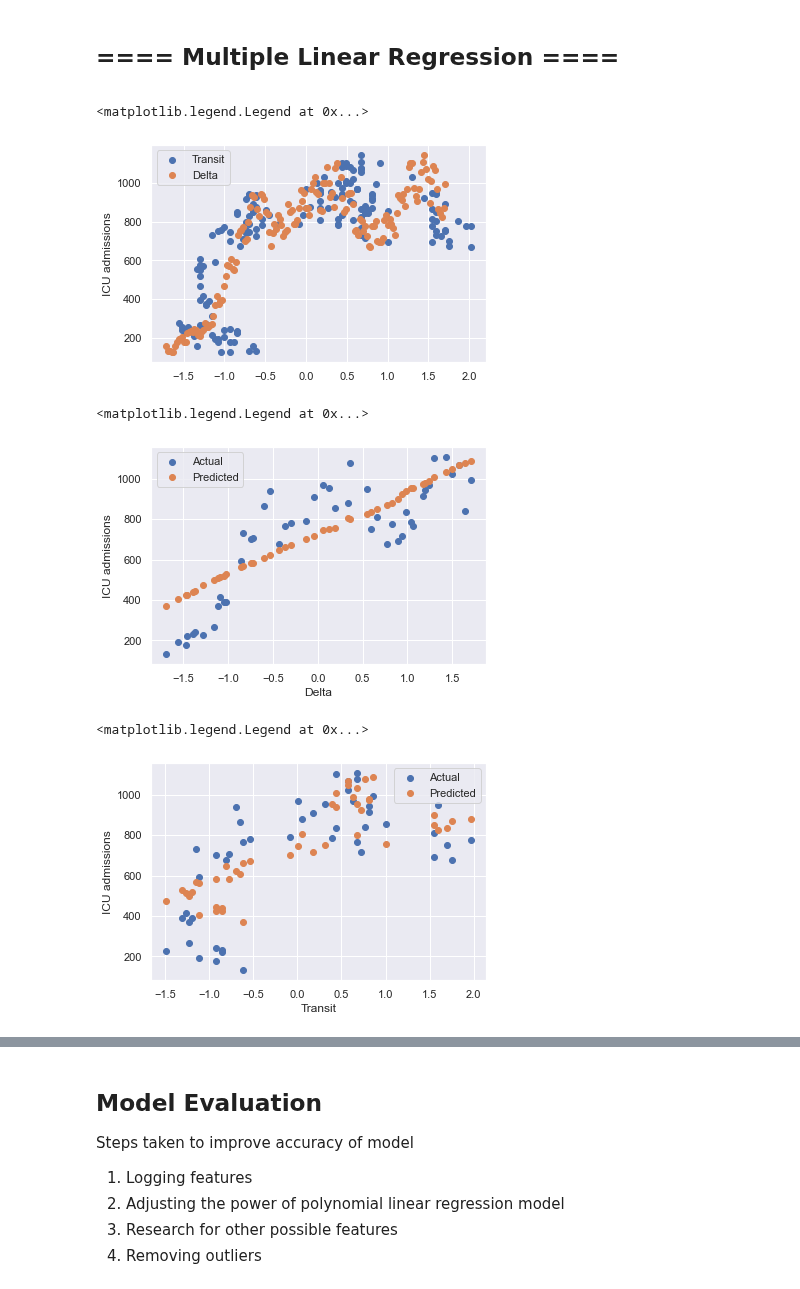
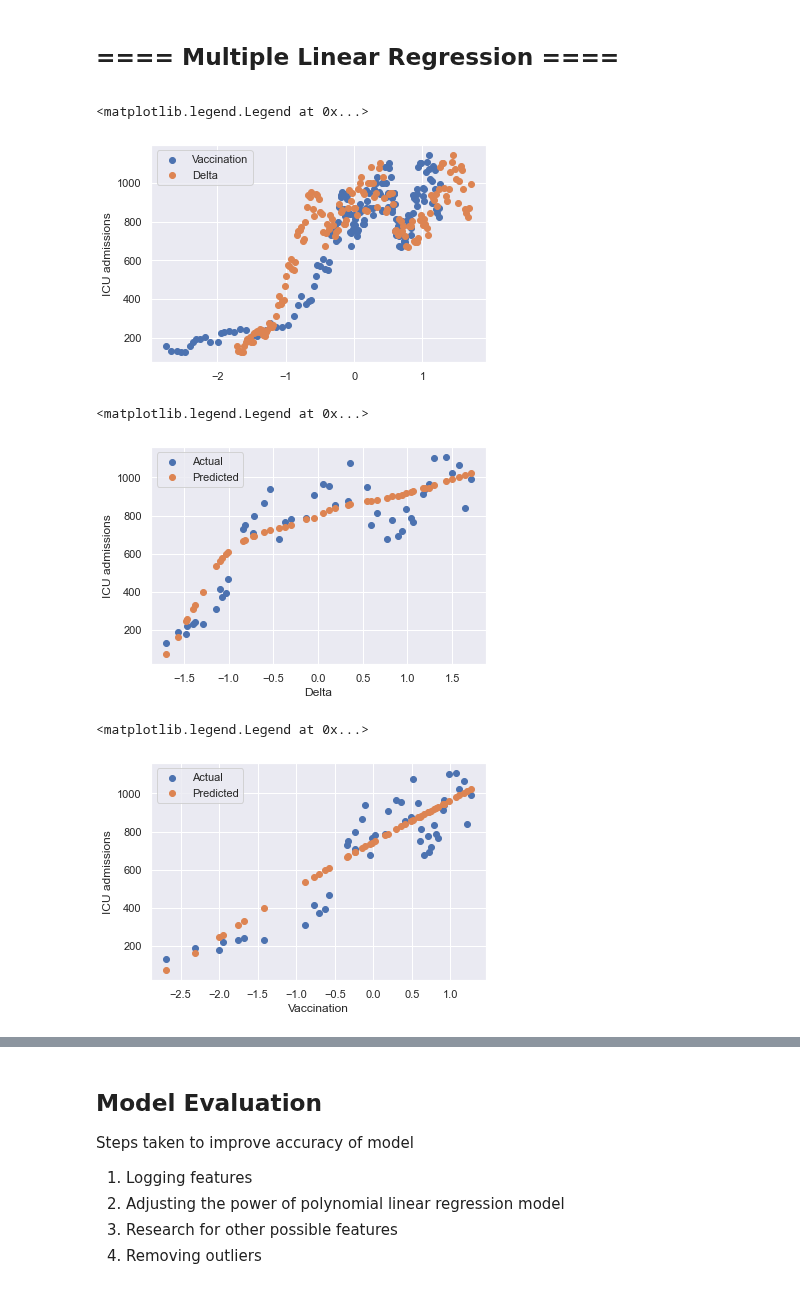
Before and after one commit to clash9529/DDW_Task2, a Jupyter notebook: predict_icu_admission.ipynb, the cells around one changed output, grey strips where cells are left out. Drawn from its saved outputs; the diff is of its cells as text; code cells hidden in the pictures.

```diff
--- a/predict_icu_admission.ipynb
+++ b/predict_icu_admission.ipynb
@@ -359,21 +367,19 @@ The Adjusted R Squared value is 0.55
 ## ==== **Multiple Linear Regression** ====
 <a id="multi"></a>
 # %%
-df_features, df_target = get_features_targets(df,["Transit", "Delta"],["ICU admissions"])
+df_features, df_target = get_features_targets(df,["Vaccination", "Delta"],["ICU admissions"])
 
 df_features = normalize_z(df_features)
 
-plt.scatter(df_features["Transit"], df_target, label="Transit")
+plt.scatter(df_features["Vaccination"], df_target, label="Vaccination")
 plt.scatter(df_features["Delta"], df_target, label="Delta")
 plt.ylabel("ICU admissions")
 plt.legend()
 # %% [output]
 <matplotlib.legend.Legend at 0x...>
-[figure, old version]
+[figure, new version]
 # %%
-df_features_third = df_features
-
-df_features_train, df_features_test, df_target_train, df_target_test = split_data(df_features_third, df_target)
+df_features_train, df_features_test, df_target_train, df_target_test = split_data(df_features, df_target)
 
 # normalize features
 df_features_train_z = normalize_z(df_features_train)
@@ -398,16 +404,16 @@ plt.xlabel("Delta")
 plt.legend()
 # %% [output]
 <matplotlib.legend.Legend at 0x...>
-[figure, old version]
+[figure, new version]
 # %%
-plt.scatter(df_features_test["Transit"], df_target_test, label="Actual")
-plt.scatter(df_features_test["Transit"], pred, label="Predicted")
+plt.scatter(df_features_test["Vaccination"], df_target_test, label="Actual")
+plt.scatter(df_features_test["Vaccination"], pred, label="Predicted")
 plt.ylabel("ICU admissions")
-plt.xlabel("Transit")
+plt.xlabel("Vaccination")
 plt.legend()
 # %% [output]
 <matplotlib.legend.Legend at 0x...>
-[figure, old version]
+[figure, new version]
 # %%
 # TESTS
 printBeta(beta)
```
Also changed, not shown: parts of 15 cells of this notebook, 1 other file.
